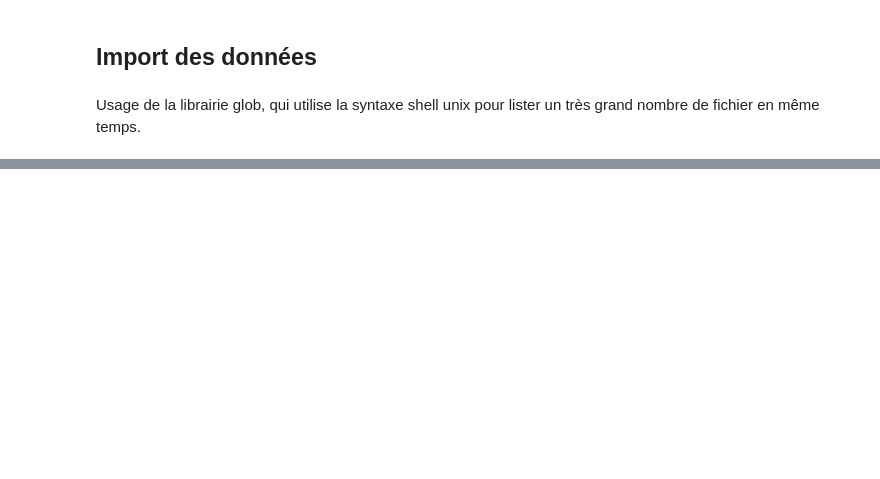
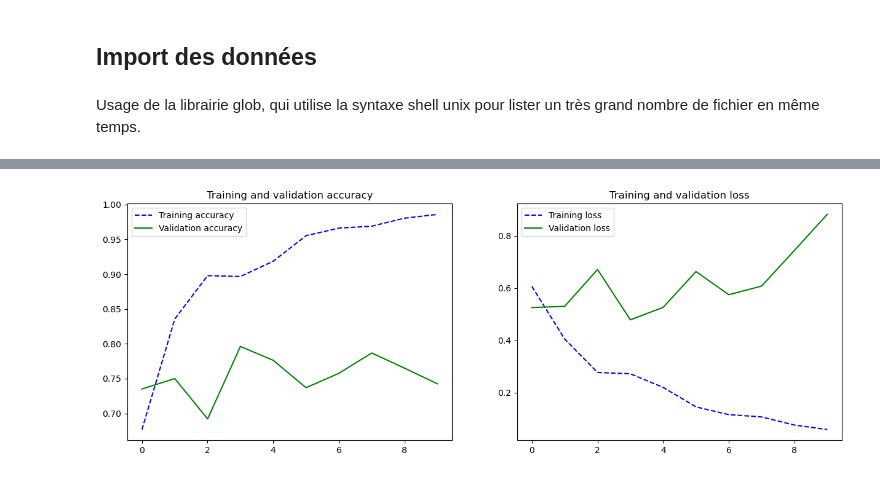
Before and after one commit to julien-richaume/projet_4_hddl, a Jupyter notebook: Projet_4.ipynb, the cells around one changed output, grey strips where cells are left out. Drawn from its saved outputs; the diff is of its cells as text; code cells hidden in the pictures; blank space fills up the shorter version.

```diff
--- a/Projet_4.ipynb
+++ b/Projet_4.ipynb
@@ -135,19 +58,0 @@ optimizer = torch.optim.Adam(sentimentRNN.parameters(), lr=0.001)
-# %%
-dataset = customDataset(data_train)
-data_loader = torch.utils.data.DataLoader(dataset, batch_size=1)
-
-# Assuming data_loader contains character-level padded sequences and labels
-for epoch in range(10):  # Example epoch count
-    sentimentRNN.train()
-    epoch_loss = 0
-    for inputs, labels in data_loader:
-        inputs, labels = inputs.to(device), labels.to(device)
-
-        optimizer.zero_grad()
-        predictions = sentimentRNN(inputs).squeeze(1)
-        loss = criterion(predictions, labels.float())
-        loss.backward()
-        optimizer.step()
-
-        epoch_loss += loss.item()
-    print(f"Epoch {epoch + 1}, Loss: {epoch_loss / len(data_loader)}")
@@ -159,0 +117,20 @@ data_train["label"].iloc[0]
+# %%
+import matplotlib.pyplot as plt
+
+def plot_training_analysis(history):
+
+    metrics = ['accuracy', 'loss']
+
+    plt.figure(figsize=(15,5))
+
+    for idx, metric in enumerate(metrics):
+        plt.subplot(1,2,idx+1)
+        loss = history.history[metric]
+        val_loss = history.history['val_' + metric]
+
+        epochs = range(len(loss))
+
+        plt.plot(epochs, loss, 'b', linestyle="--",label='Training ' + metric)
+        plt.plot(epochs, val_loss, 'g', label='Validation ' + metric)
+        plt.title('Training and validation ' + metric)
+        plt.legend()
@@ -159,0 +154,4 @@ data_train["label"].iloc[0]
+# %%
+plot_training_analysis(history_rnn)
+# %% [output]
+[figure, added]
```
Also changed, not shown: parts of 34 cells of this notebook, 5 other files.
